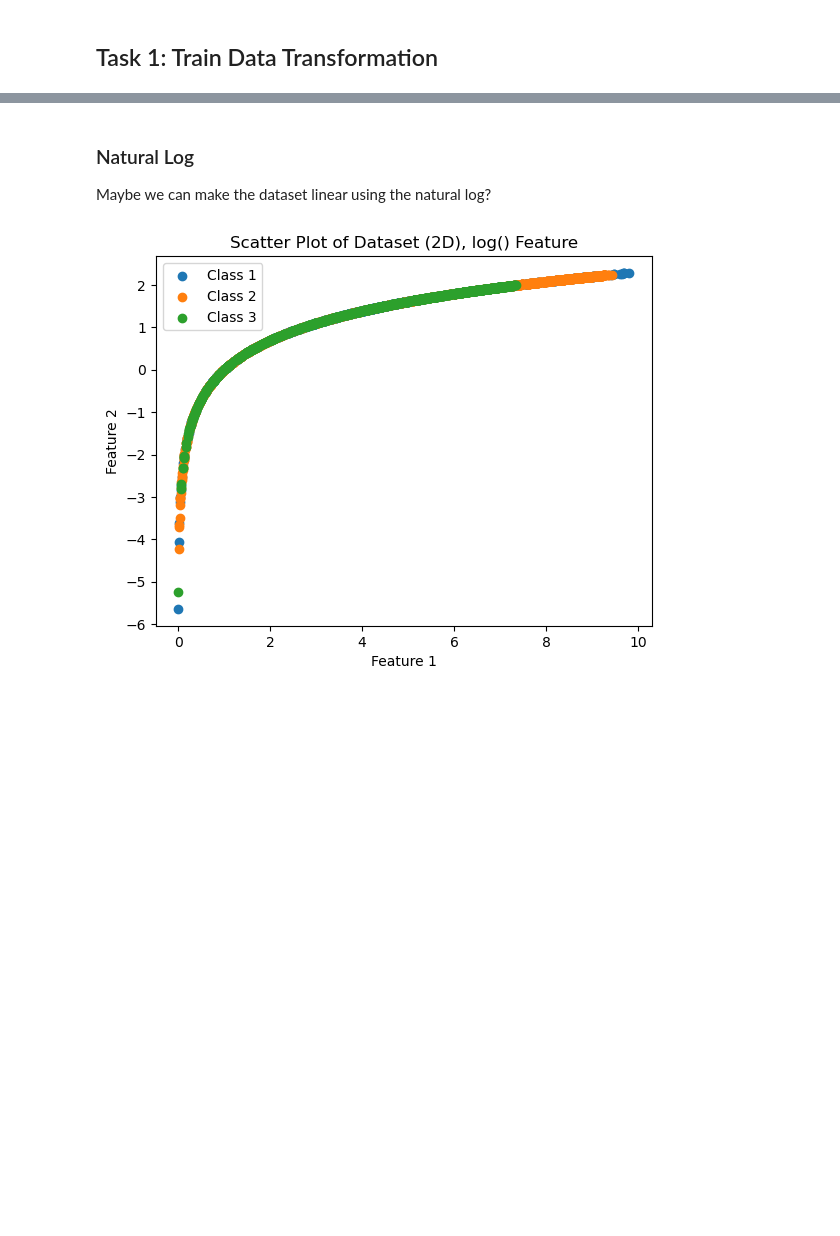
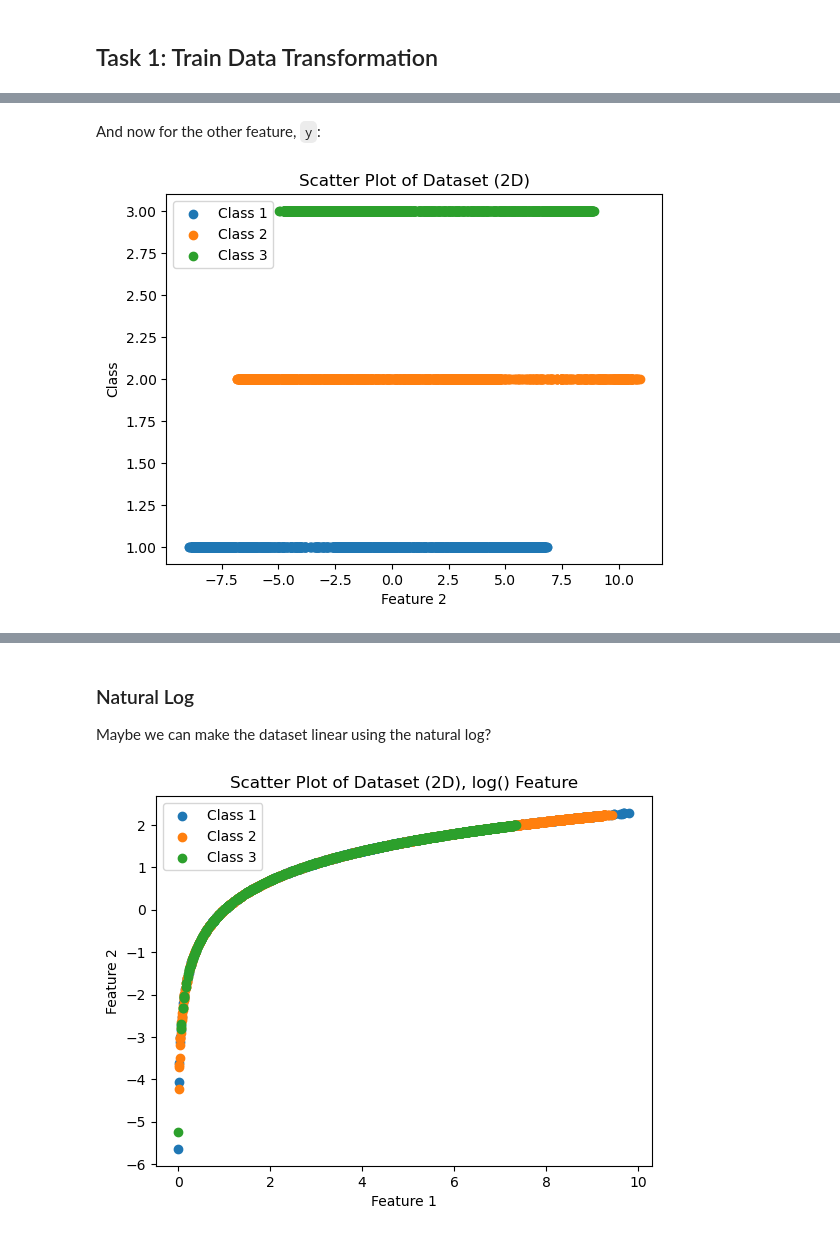
Before and after one commit to UPstartDeveloper/ML-Fundamentals-and-Apps, a Jupyter notebook: SyedRaza_Project1/SyedRaza_Project1.ipynb, the cells around one changed output, grey strips where cells are left out. Cells and saved outputs as stored; diff of their text form; code cells hidden in the pictures; blank space fills up the shorter version.

```diff
--- a/SyedRaza_Project1/SyedRaza_Project1.ipynb
+++ b/SyedRaza_Project1/SyedRaza_Project1.ipynb
@@ -111,0 +173,19 @@ plt.show()
+# %% [markdown]
+And now for the other feature, `y`:
+# %%
+class1, class2, class3 = (
+    df_train[df_train["class"] == 1],
+    df_train[df_train["class"] == 2],
+    df_train[df_train["class"] == 3],
+)
+
+plt.scatter(class1["y"], class1["class"], label='Class 1')
+plt.scatter(class2["y"], class2["class"], label='Class 2')
+plt.scatter(class3["y"], class3["class"], label='Class 3')
+plt.xlabel("Feature 2")
+plt.ylabel("Class")
+plt.title("Scatter Plot of Dataset (2D)")
+plt.legend()
+plt.show()
+# %% [output]
+[figure, added]
```
Also changed, not shown: parts of 24 cells of this notebook, 1 other file.
